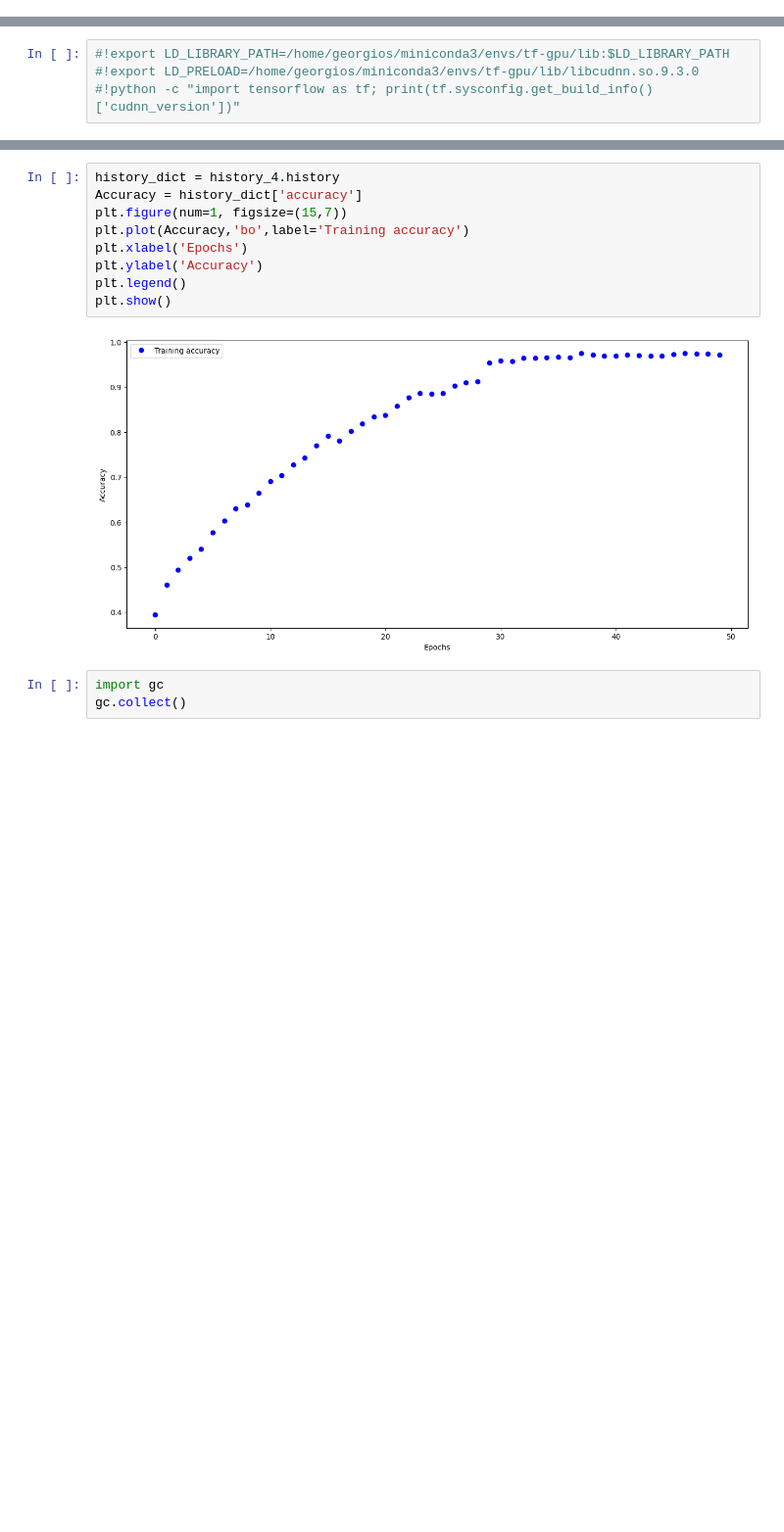
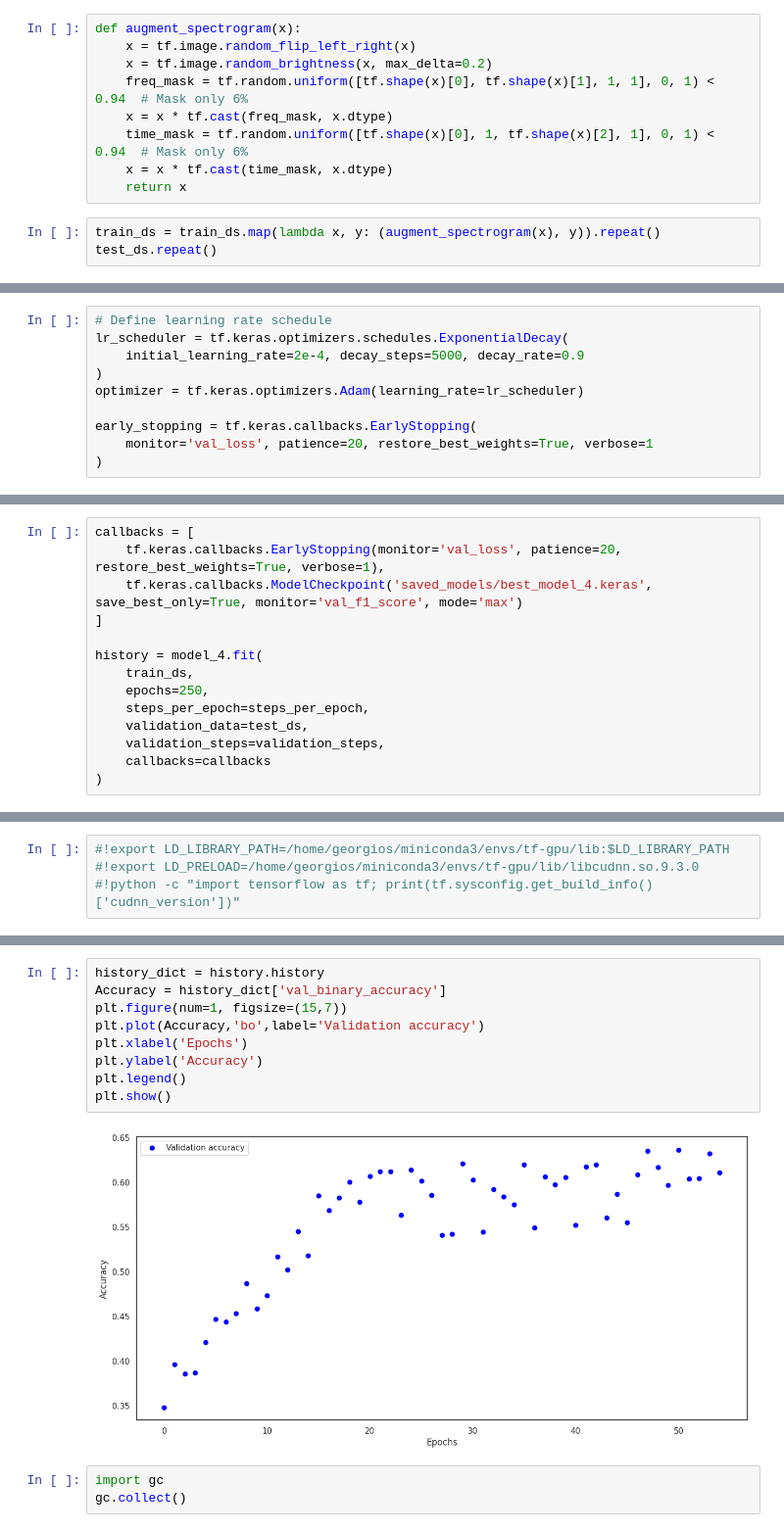
Before and after one commit to Grkritsovas/Music-Analysis, a Jupyter notebook: 5_model_creation.ipynb, the cells around one changed output, grey strips where cells are left out. Shown at 98% size. Drawn from its saved outputs; the diff is of its cells as text; blank space fills up the shorter version.

```diff
--- a/5_model_creation.ipynb
+++ b/5_model_creation.ipynb
@@ -237,0 +292,12 @@ Batch shape: (8, 128, 1292, 1) (8, 8)
+# %%
+def augment_spectrogram(x):
+    x = tf.image.random_flip_left_right(x)
+    x = tf.image.random_brightness(x, max_delta=0.2)
+    freq_mask = tf.random.uniform([tf.shape(x)[0], tf.shape(x)[1], 1, 1], 0, 1) < 0.94  # Mask only 6%
+    x = x * tf.cast(freq_mask, x.dtype)
+    time_mask = tf.random.uniform([tf.shape(x)[0], 1, tf.shape(x)[2], 1], 0, 1) < 0.94  # Mask only 6%
+    x = x * tf.cast(time_mask, x.dtype)
+    return x
+# %%
+train_ds = train_ds.map(lambda x, y: (augment_spectrogram(x), y)).repeat()
+test_ds.repeat()
@@ -237,0 +315,10 @@ Batch shape: (8, 128, 1292, 1) (8, 8)
+# %%
+# Define learning rate schedule
+lr_scheduler = tf.keras.optimizers.schedules.ExponentialDecay(
+    initial_learning_rate=2e-4, decay_steps=5000, decay_rate=0.9
+)
+optimizer = tf.keras.optimizers.Adam(learning_rate=lr_scheduler)
+
+early_stopping = tf.keras.callbacks.EarlyStopping(
+    monitor='val_loss', patience=20, restore_best_weights=True, verbose=1
+)
@@ -237,0 +398,14 @@ Batch shape: (8, 128, 1292, 1) (8, 8)
+# %%
+callbacks = [
+    tf.keras.callbacks.EarlyStopping(monitor='val_loss', patience=20, restore_best_weights=True, verbose=1),
+    tf.keras.callbacks.ModelCheckpoint('saved_models/best_model_4.keras', save_best_only=True, monitor='val_f1_score', mode='max')
+]
+
+history = model_4.fit(
+    train_ds,
+    epochs=250,
+    steps_per_epoch=steps_per_epoch,
+    validation_data=test_ds,
+    validation_steps=validation_steps,
+    callbacks=callbacks
+)
@@ -389,14 +486,14 @@ plt.show()
 # %%
-history_dict = history_4.history
-Accuracy = history_dict['accuracy']
+history_dict = history.history
+Accuracy = history_dict['val_binary_accuracy']
 plt.figure(num=1, figsize=(15,7))
-plt.plot(Accuracy,'bo',label='Training accuracy')
+plt.plot(Accuracy,'bo',label='Validation accuracy')
 plt.xlabel('Epochs')
 plt.ylabel('Accuracy')
 plt.legend()
 plt.show()
 # %% [output]
-[figure, old version]
+[figure, new version]
 # %%
 import gc
 gc.collect()
```
Also changed, not shown: parts of 38 cells of this notebook.
